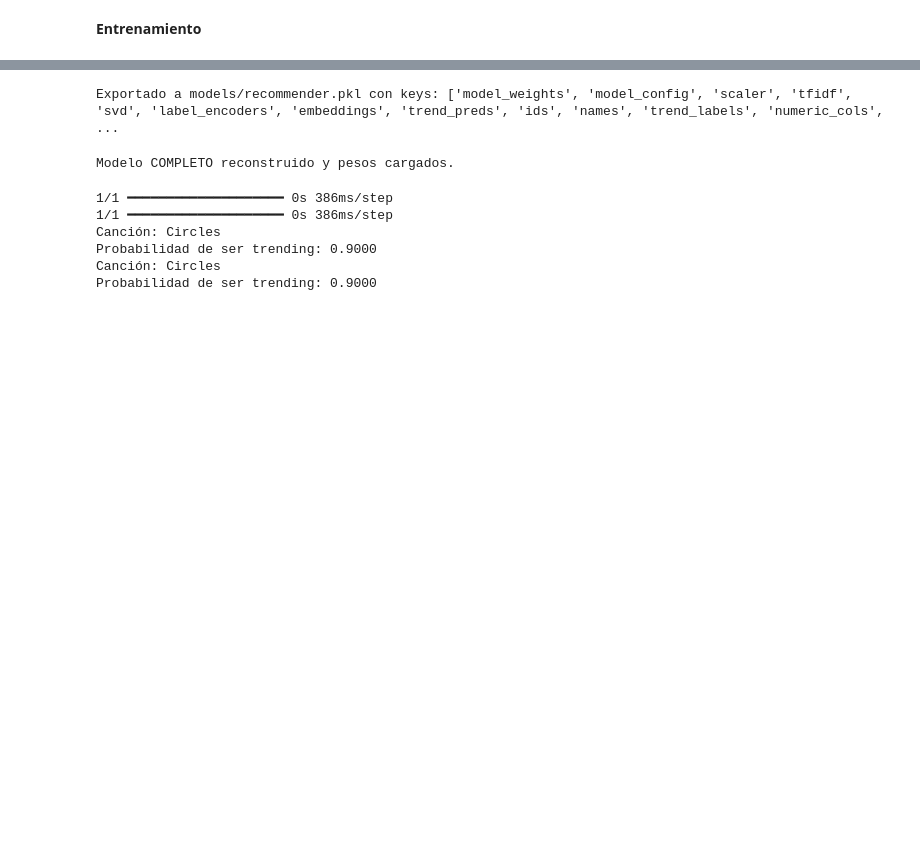
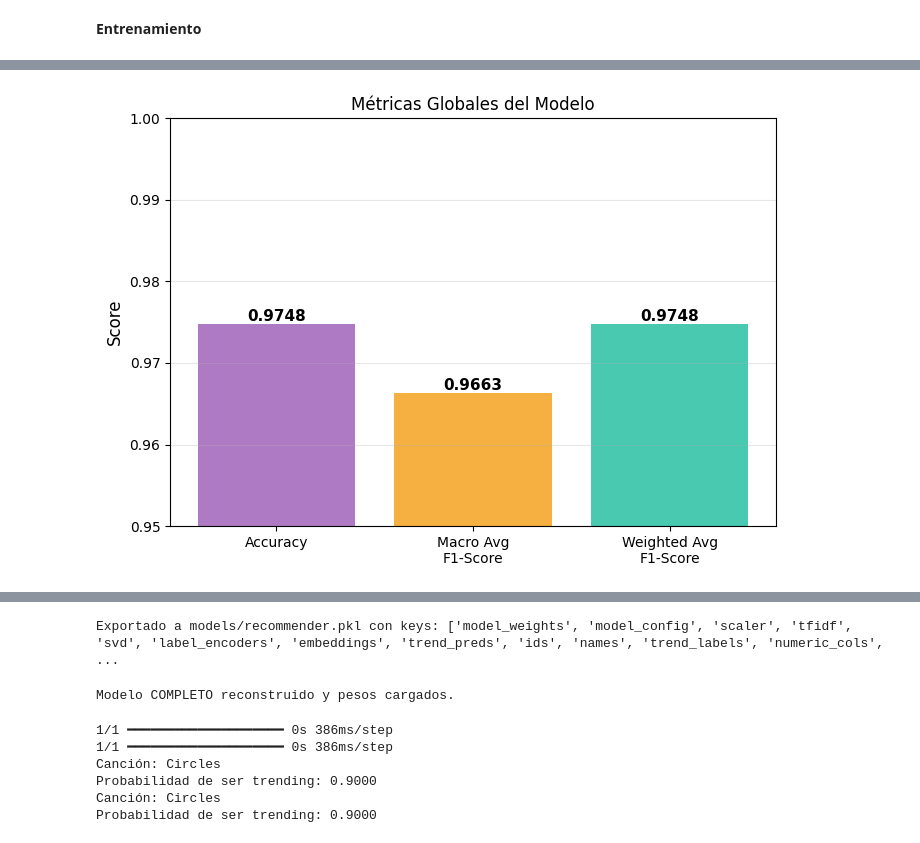
Before and after one commit to JayGhz/data-science-tf, a Jupyter notebook: model.ipynb, the cells around one changed output, grey strips where cells are left out. Drawn from its saved outputs; the diff is of its cells as text; code cells hidden in the pictures; blank space fills up the shorter version.

```diff
--- a/model.ipynb
+++ b/model.ipynb
@@ -537,3 +559,27 @@ weighted avg     0.9742    0.9743    0.9741      5722
+# %%
+metrics_names = ['Accuracy', 'Macro Avg\nF1-Score', 'Weighted Avg\nF1-Score']
+metrics_values = [
+    report_dict['accuracy'],
+    report_dict['macro avg']['f1-score'],
+    report_dict['weighted avg']['f1-score']
+]
+
+plt.figure(figsize=(7, 5))
+bars = plt.bar(metrics_names, metrics_values, color=['#9b59b6', '#f39c12', '#1abc9c'], alpha=0.8)
+plt.title('Métricas Globales del Modelo')
+plt.ylabel('Score', fontsize=12)
+plt.ylim([0.95, 1.0])
+plt.grid(axis='y', alpha=0.3)
+
+for bar in bars:
+    height = bar.get_height()
+    plt.text(bar.get_x() + bar.get_width()/2., height,
+            f'{height:.4f}', ha='center', va='bottom', fontsize=11, fontweight='bold')
+
+plt.tight_layout()
+plt.show()
+# %% [output]
+[figure, added]
 # %%
 def inputs_for_all():
     inputs = {
```
Also changed, not shown: parts of 11 cells of this notebook, 1 other file.
